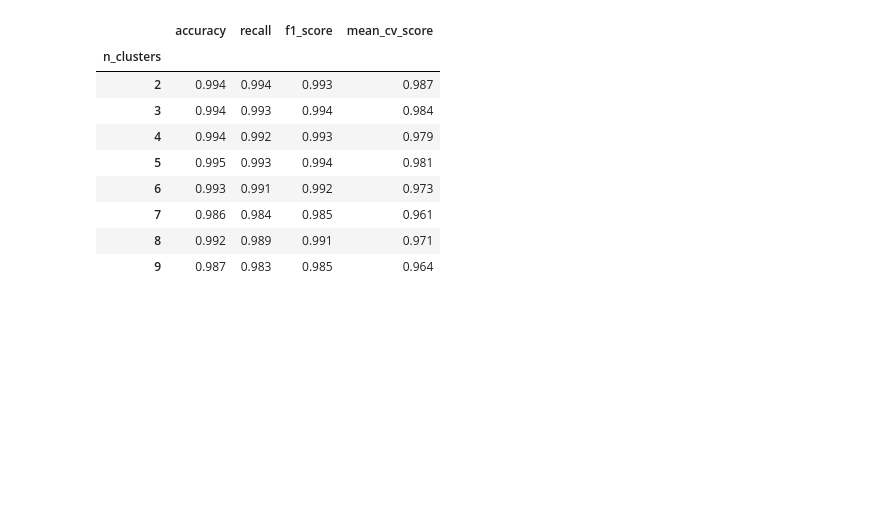
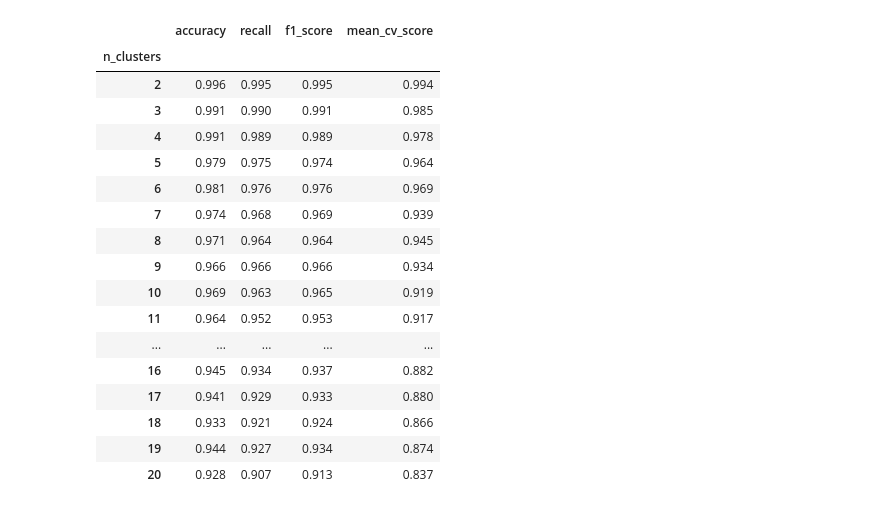
Before and after one commit to Andreas-Espelund/5G_localization, a Jupyter notebook: plotting/plot_random_forest.ipynb, the cells around one changed output. Saved outputs shown, nothing was run; the diff lists cells and outputs as text; code cells hidden in the pictures; blank space fills up the shorter version.

```diff
--- a/plotting/plot_random_forest.ipynb
+++ b/plotting/plot_random_forest.ipynb
@@ -35,13 +35,23 @@ data_df
 # %%
-data_df.groupby('n_clusters')[['accuracy', 'recall', 'f1_score', 'mean_cv_score']].mean().round(3)
+res = data_df.groupby('n_clusters')[['accuracy', 'recall', 'f1_score', 'mean_cv_score']].mean().round(3)
-# %% [output]
-|  | accuracy | recall | f1_score | mean_cv_score |
-| n_clusters |  |  |  |  |
-| 2 | 0.994 | 0.994 | 0.993 | 0.987 |
-| 3 | 0.994 | 0.993 | 0.994 | 0.984 |
-| 4 | 0.994 | 0.992 | 0.993 | 0.979 |
-| 5 | 0.995 | 0.993 | 0.994 | 0.981 |
-| 6 | 0.993 | 0.991 | 0.992 | 0.973 |
-| 7 | 0.986 | 0.984 | 0.985 | 0.961 |
-| 8 | 0.992 | 0.989 | 0.991 | 0.971 |
-| 9 | 0.987 | 0.983 | 0.985 | 0.964 |
+# %%
+res
+# %% [output]
+|  | accuracy | recall | f1_score | mean_cv_score |
+| n_clusters |  |  |  |  |
+| 2 | 0.996 | 0.995 | 0.995 | 0.994 |
+| 3 | 0.991 | 0.990 | 0.991 | 0.985 |
+| 4 | 0.991 | 0.989 | 0.989 | 0.978 |
+| 5 | 0.979 | 0.975 | 0.974 | 0.964 |
+| 6 | 0.981 | 0.976 | 0.976 | 0.969 |
+| 7 | 0.974 | 0.968 | 0.969 | 0.939 |
+| 8 | 0.971 | 0.964 | 0.964 | 0.945 |
+| 9 | 0.966 | 0.966 | 0.966 | 0.934 |
+| 10 | 0.969 | 0.963 | 0.965 | 0.919 |
+| 11 | 0.964 | 0.952 | 0.953 | 0.917 |
+| ... | ... | ... | ... | ... |
+| 16 | 0.945 | 0.934 | 0.937 | 0.882 |
+| 17 | 0.941 | 0.929 | 0.933 | 0.880 |
+| 18 | 0.933 | 0.921 | 0.924 | 0.866 |
+| 19 | 0.944 | 0.927 | 0.934 | 0.874 |
+| 20 | 0.928 | 0.907 | 0.913 | 0.837 |
```
Also changed, not shown: parts of 2 cells of this notebook, 9 other files.
